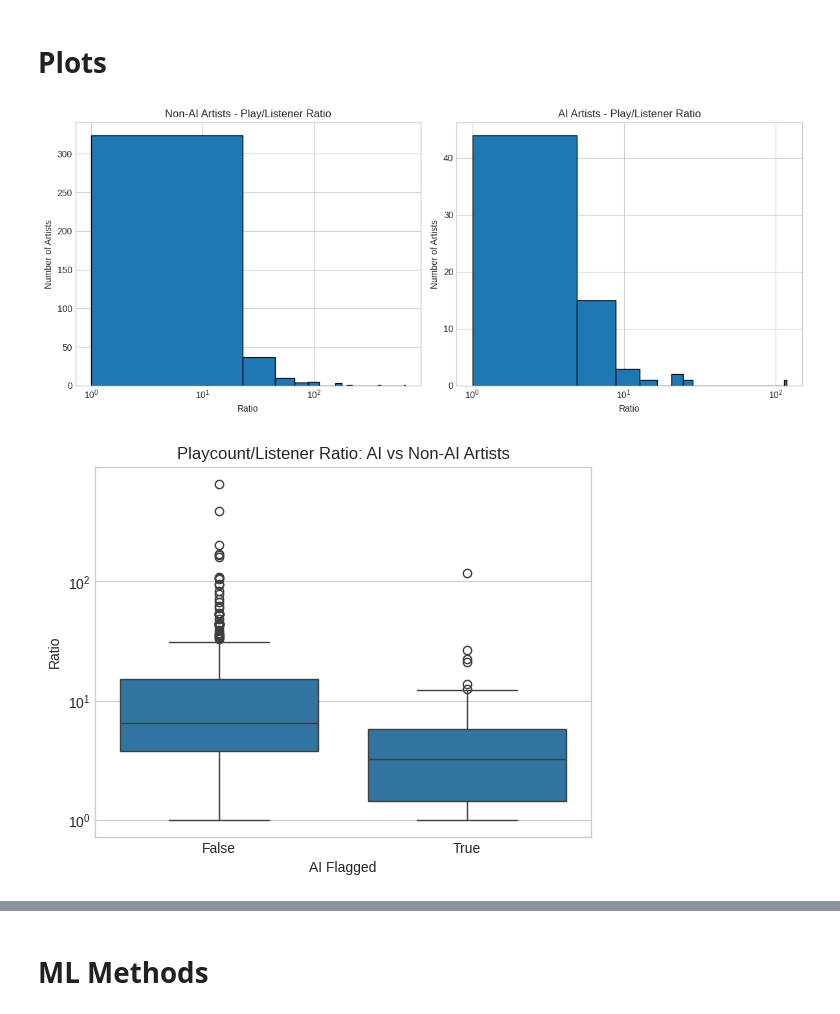
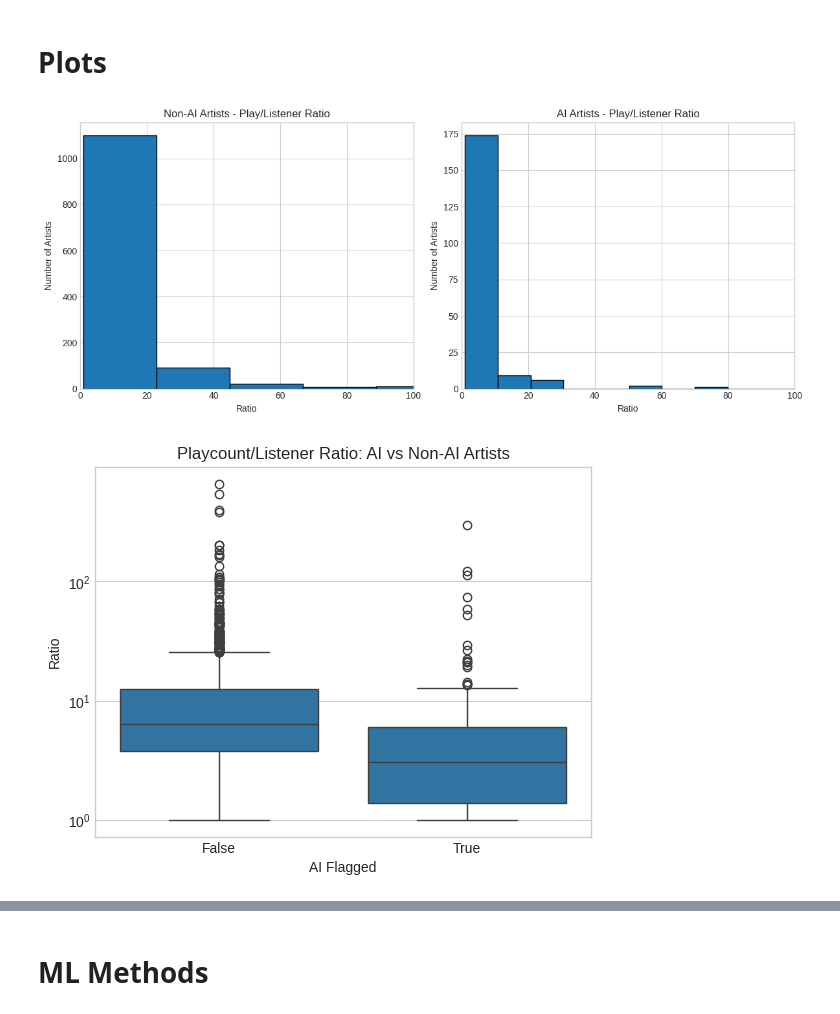
Before and after one commit to pelinumur-maker/dsa210-project-cranberry, a Jupyter notebook: dsa_eda.ipynb, the cells around one changed output, grey strips where cells are left out. Cells and saved outputs as stored; diff of their text form; code cells hidden in the pictures.

```diff
--- a/dsa_eda.ipynb
+++ b/dsa_eda.ipynb
@@ -33,7 +38,7 @@ import pandas as pd
 import matplotlib.pyplot as plt
 
 DATA_DIR = Path().resolve()
-ENRICHED_PATH = DATA_DIR / "deezer_lastfm_enriched.csv"
+ENRICHED_PATH = DATA_DIR / "deezer_lastfm_enriched10.csv"
 
 if not ENRICHED_PATH.exists():
     raise FileNotFoundError(f"Could not find dataset at {ENRICHED_PATH}")
@@ -231,21 +236,23 @@ album_ratio_summary_by_ai
 # %%
 import matplotlib.pyplot as plt
 import seaborn as sns
 
 fig, axes = plt.subplots(1,2,figsize=(12,5))
 
 for ax,flag,label in zip(axes, [False, True], ["Non-AI", "AI"]):
     subset = mydata_with_ratio[mydata_with_ratio["ai_flagged"]==flag]["playcount_to_listener_ratio"].dropna()
     ax.hist(subset, bins=30, edgecolor = 'black')
     ax.set_title(f"{label} Artists - Play/Listener Ratio")
     ax.set_xlabel("Ratio")
-    ax.set_xscale("log")
+   # ax.set_xscale("log")
     ax.set_ylabel("Number of Artists")
+    ax.set_xlim(0, 100)
+
 
 plt.tight_layout()
 plt.show()
 # %% [output]
-[figure, old version]
+[figure, new version]
 # %%
 """Boxplot"""
 
@@ -257,7 +264,7 @@ plt.yscale("log")
 
 plt.show()
 # %% [output]
-[figure, old version]
+[figure, new version]
 # %%
 """Scatter Plot"""
 
```
Also changed, not shown: parts of 23 cells of this notebook.
